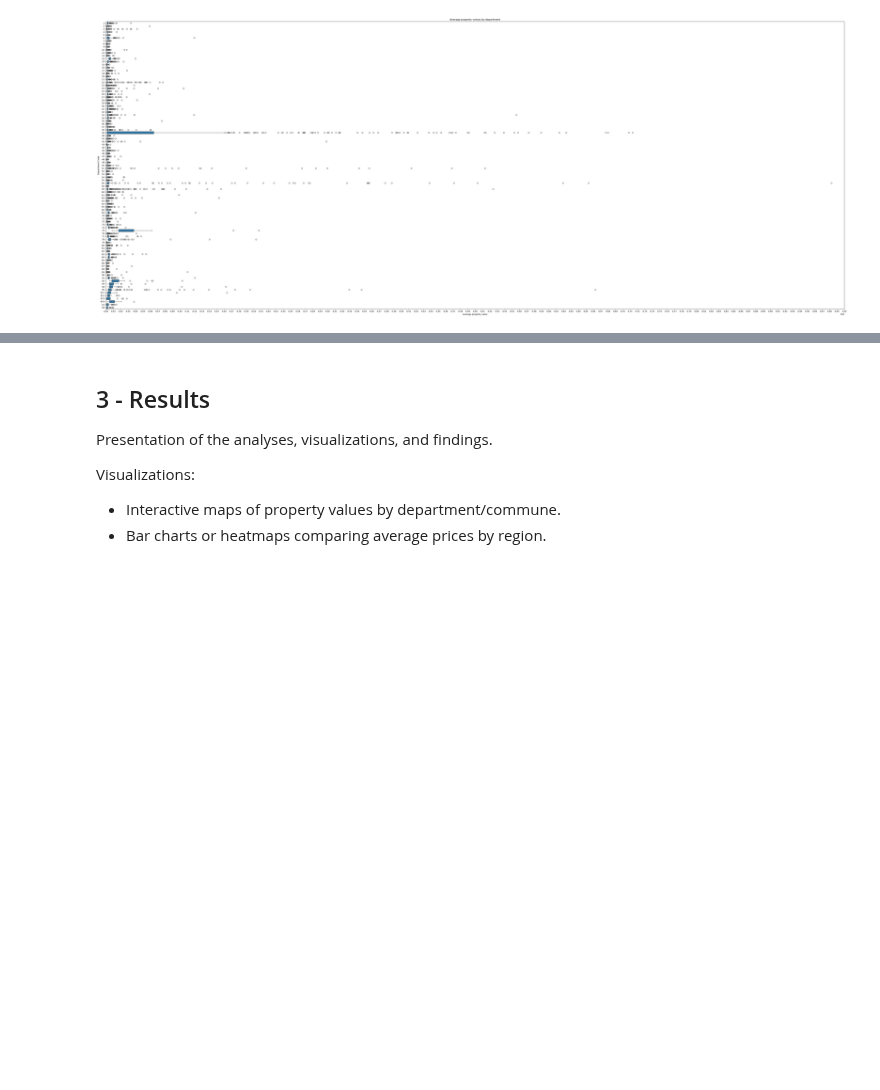
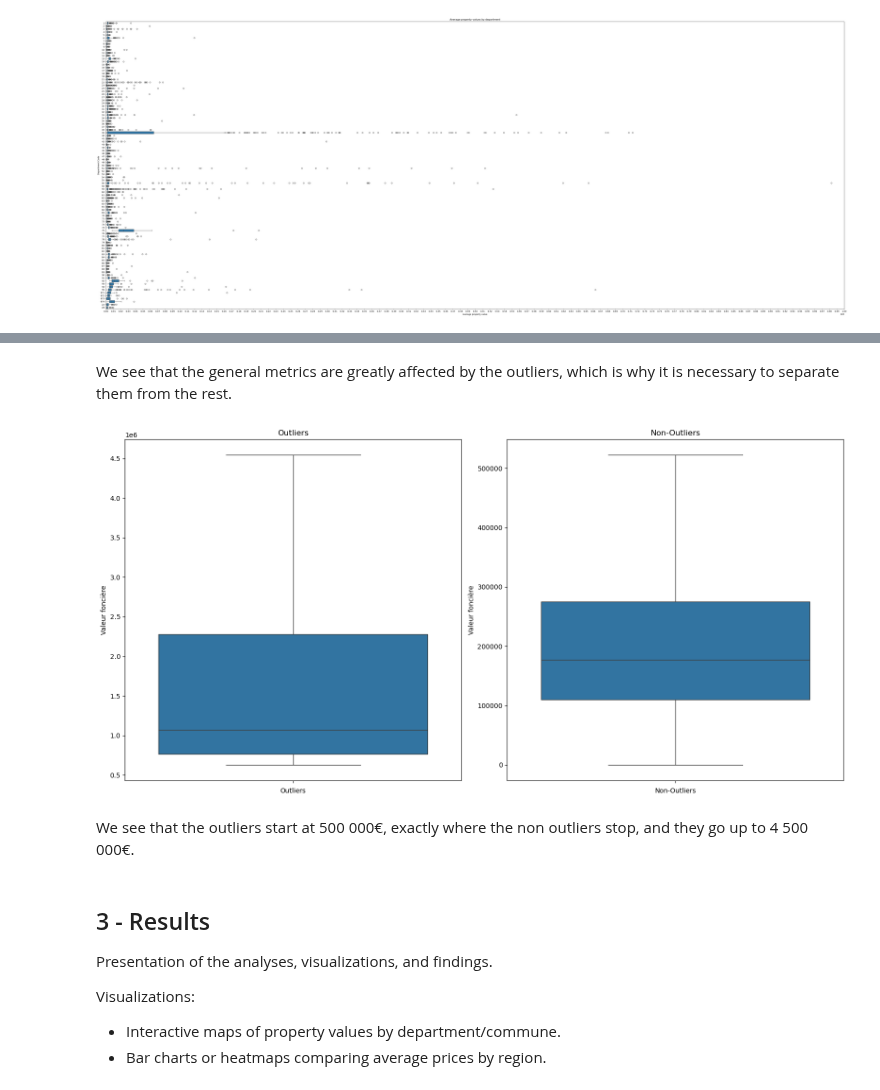
Before and after one commit to Kal3idoscope/Land-data-analysis-French-market, a Jupyter notebook: geographical_comparisons.ipynb, the cells around one changed output, grey strips where cells are left out. Saved outputs shown, nothing was run; the diff lists cells and outputs as text; code cells hidden in the pictures; blank space fills up the shorter version.

Commit message:
separation outliers

```diff
--- a/geographical_comparisons.ipynb
+++ b/geographical_comparisons.ipynb
@@ -102,6 +127,7 @@ import matplotlib.pyplot as plt
 # %%
 #### PRICE PER SQUARE METER ####
 df_geo['price_per_sq_meter'] = df_geo['Valeur fonciere'] / df_geo['Surface reelle bati']
+df_geo['price_per_sq_meter'] = df_geo['price_per_sq_meter'].round(2)
 df_geo.head()
 # %% [output]
 |  | Date mutation | Nature mutation | Valeur fonciere | Voie | Code postal | Commune | Code departement | ... |
@@ -214,0 +243,12 @@ plt.show()
+# %%
+#### SEPARATE OUTLIERS WITH IQR ####
+Q1 = df_geo['Valeur fonciere'].quantile(0.25)
+Q3 = df_geo['Valeur fonciere'].quantile(0.75)
+IQR = Q3 - Q1
+lower_bound = Q1 - 1.5 * IQR
+upper_bound = Q3 + 1.5 * IQR
+
+outliers = df_geo[(df_geo['Valeur fonciere'] < lower_bound) | (df_geo['Valeur fonciere'] > upper_bound)]
+non_outliers = df_geo[(df_geo['Valeur fonciere'] >= lower_bound) & (df_geo['Valeur fonciere'] <= upper_bound)]
+
+outliers.head()
@@ -215,3 +323,29 @@ plt.show()
+# %% [markdown]
+We see that the general metrics are greatly affected by the outliers, which is why it is necessary to separate them from the rest.
+# %%
+#### COMPARISON BW OUTLIERS AND NON-OUTLIERS ####
+plt.figure(figsize=(16, 8))
+
+# Outliers
+plt.subplot(1, 2, 1)
+sns.boxplot(data=outliers['Valeur fonciere'], showfliers=False)
+plt.title('Outliers')
+plt.ylabel('Valeur foncière')
+plt.xlabel('Outliers')
+
+# Non-outliers
+plt.subplot(1, 2, 2)
+sns.boxplot(data=non_outliers['Valeur fonciere'], showfliers=False)
+plt.title('Non-Outliers')
+plt.ylabel('Valeur foncière')
+plt.xlabel('Non-Outliers')
+
+plt.tight_layout()
+plt.show()
+# %% [output]
+[figure, added]
+# %% [markdown]
+We see that the outliers start at 500 000€, exactly where the non outliers stop, and they go up to 4 500 000€.
 # %% [markdown]
 ## 3 - Results ##
 
```
Also changed, not shown: parts of 10 cells of this notebook, 1 other file.
